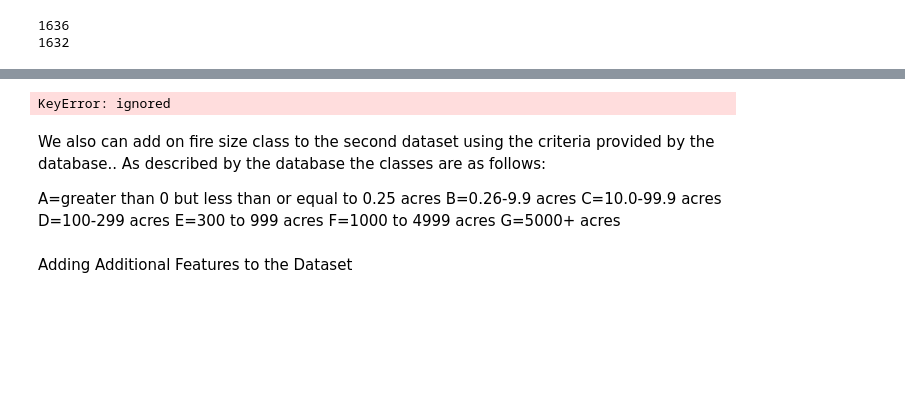
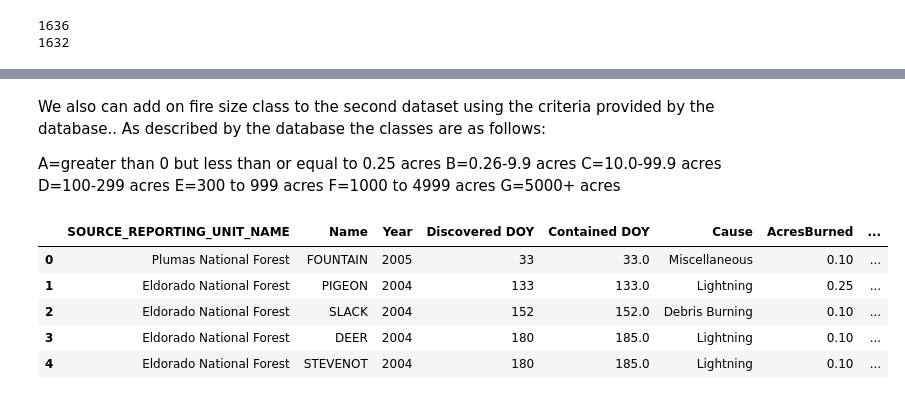
Before and after one commit to mnocerino23/Wildfire-Forecaster, a Jupyter notebook: wildfires.ipynb, the cells around one changed output, grey strips where cells are left out. Cells and saved outputs as stored; diff of their text form; code cells hidden in the pictures; blank space fills up the shorter version.

```diff
--- a/wildfires.ipynb
+++ b/wildfires.ipynb
@@ -255,4 +254,0 @@ County codes in the first dataset are off for some reason so we have to correct
-# %%
-wildfires = wildfires.CountyIds.apply(lambda x: counties[x])
-# %% [output]
-KeyError: ignored
@@ -310,2 +297,0 @@ for index, rows in wildfires2.iterrows():
-# %% [markdown]
-Adding Additional Features to the Dataset
@@ -329,4 +297,0 @@ print(coordinates_to_zipcode(40.036944, -121.005833, geolocater))
-# %%
-wildfires['ZIP'] = ''
-for index, row in wildfires.iterrows():
-  wildfires.at[index,'ZIP'] = coordinates_to_zipcode(wildfires.at[index,'LATITUDE'], wildfires.at[index,'LONGITUDE'], geolocater)
@@ -334,0 +298,9 @@ print(wildfires['ZIP'])
+# %%
+wildfires.head()
+# %% [output]
+|  | SOURCE_REPORTING_UNIT_NAME | Name | Year | Discovered DOY | Contained DOY | Cause | AcresBurned | ... |
+| 0 | Plumas National Forest | FOUNTAIN | 2005 | 33 | 33.0 | Miscellaneous | 0.10 | ... |
+| 1 | Eldorado National Forest | PIGEON | 2004 | 133 | 133.0 | Lightning | 0.25 | ... |
+| 2 | Eldorado National Forest | SLACK | 2004 | 152 | 152.0 | Debris Burning | 0.10 | ... |
+| 3 | Eldorado National Forest | DEER | 2004 | 180 | 185.0 | Lightning | 0.10 | ... |
+| 4 | Eldorado National Forest | STEVENOT | 2004 | 180 | 185.0 | Lightning | 0.10 | ... |
```
Also changed, not shown: parts of 10 cells of this notebook.
